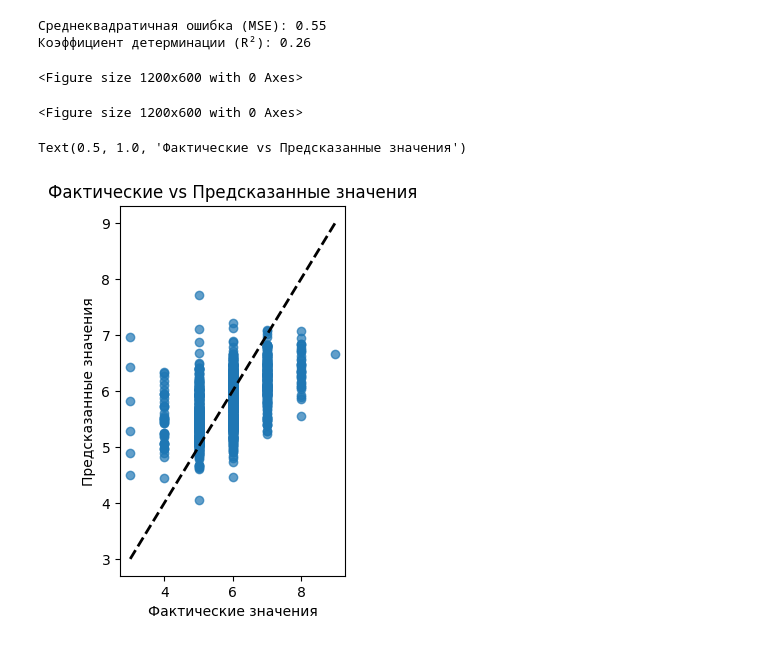
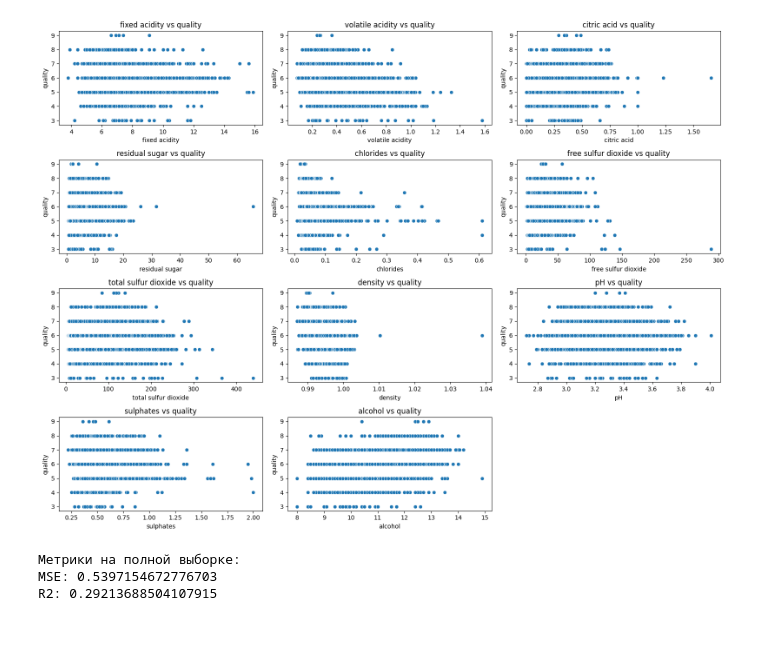
Before and after one commit to Sergo2004/machine-learning, a Jupyter notebook: дз2.ipynb, the cells around one changed output. Cells and saved outputs as stored; diff of their text form; code cells hidden in the pictures.

```diff
--- a/дз2.ipynb
+++ b/дз2.ipynb
@@ -39,30 +76,34 @@ LinearRegression()
 # %%
-# Делаем предсказания
-y_pred = model.predict(X_test)
+# 2. Анализ влияния признаков на целевую переменную
+plt.figure(figsize=(16, 12))
+for i, column in enumerate(df.columns[:-2], 1):
+    plt.subplot(4, 3, i)
+    sns.scatterplot(x=df[column], y=df['quality'])
+    plt.title(f'{column} vs quality')
+plt.tight_layout()
+plt.show()
+# %% [output]
+[figure, added]
 # %%
-# Оцениваем качество модели
-mse = mean_squared_error(y_test, y_pred)
-r2 = r2_score(y_test, y_pred)
-
-print(f"\nСреднеквадратичная ошибка (MSE): {mse:.2f}")
-print(f"Коэффициент детерминации (R²): {r2:.2f}")
+# 3. Обработка пропусков
+# В нашем датасете пропусков нет, но если бы они были, можно было бы использовать:
+# df.fillna(df.mean(), inplace=True)  # замена на среднее
+# df.fillna(method='ffill', inplace=True)  # заполнение вперед
-# %% [output]
-Среднеквадратичная ошибка (MSE): 0.55
-Коэффициент детерминации (R²): 0.26
 # %%
-# Визуализация результатов
-plt.figure(figsize=(12, 6))
+# 4. Подготовка данных для модели
+X = df.drop(['quality', 'type'], axis=1)
+y = df['quality']
-# %% [output]
-<Figure size 1200x600 with 0 Axes>
-<Figure size 1200x600 with 0 Axes>
 # %%
-# График фактических vs предсказанных значений
-plt.subplot(1, 2, 1)
-plt.scatter(y_test, y_pred, alpha=0.7)
-plt.plot([y.min(), y.max()], [y.min(), y.max()], 'k--', lw=2)
-plt.xlabel('Фактические значения')
-plt.ylabel('Предсказанные значения')
-plt.title('Фактические vs Предсказанные значения')
+# 5. Обучение модели на всей выборке
+model_full = LinearRegression()
+model_full.fit(X, y)
+
+# Предсказания и метрики
+y_pred_full = model_full.predict(X)
+print("\nМетрики на полной выборке:")
+print(f"MSE: {mean_squared_error(y, y_pred_full)}")
+print(f"R2: {r2_score(y, y_pred_full)}")
 # %% [output]
-Text(0.5, 1.0, 'Фактические vs Предсказанные значения')
+Метрики на полной выборке:
+MSE: 0.5397154672776703
+R2: 0.29213688504107915
-[figure, removed]
```
Also changed, not shown: parts of 10 cells of this notebook.
